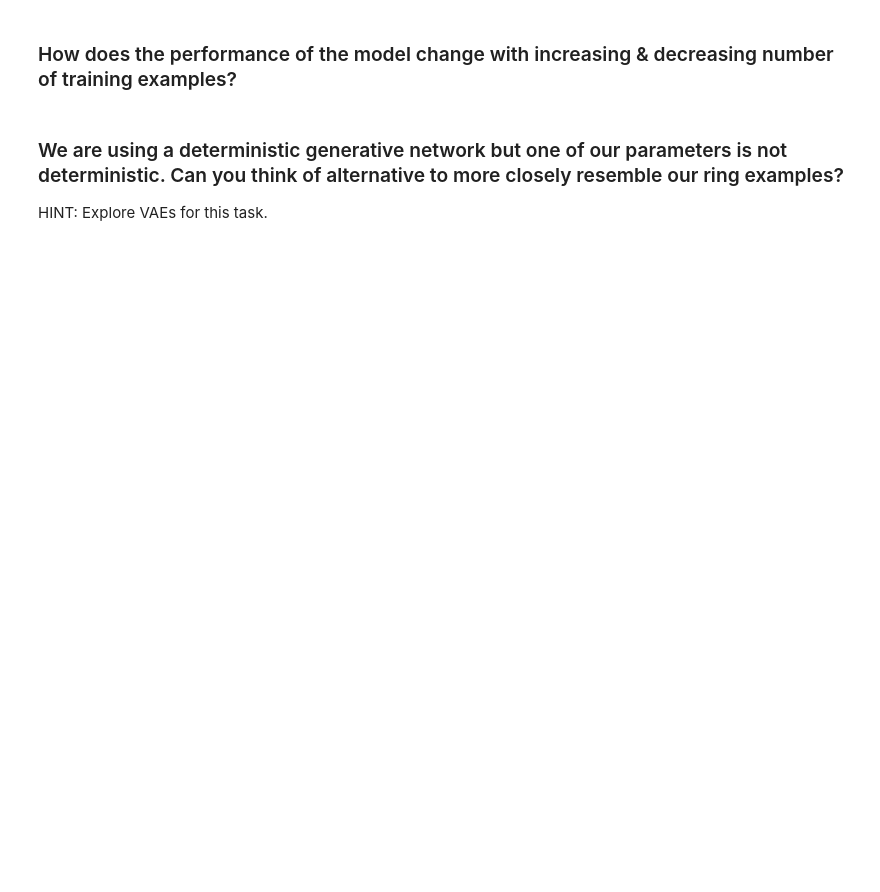
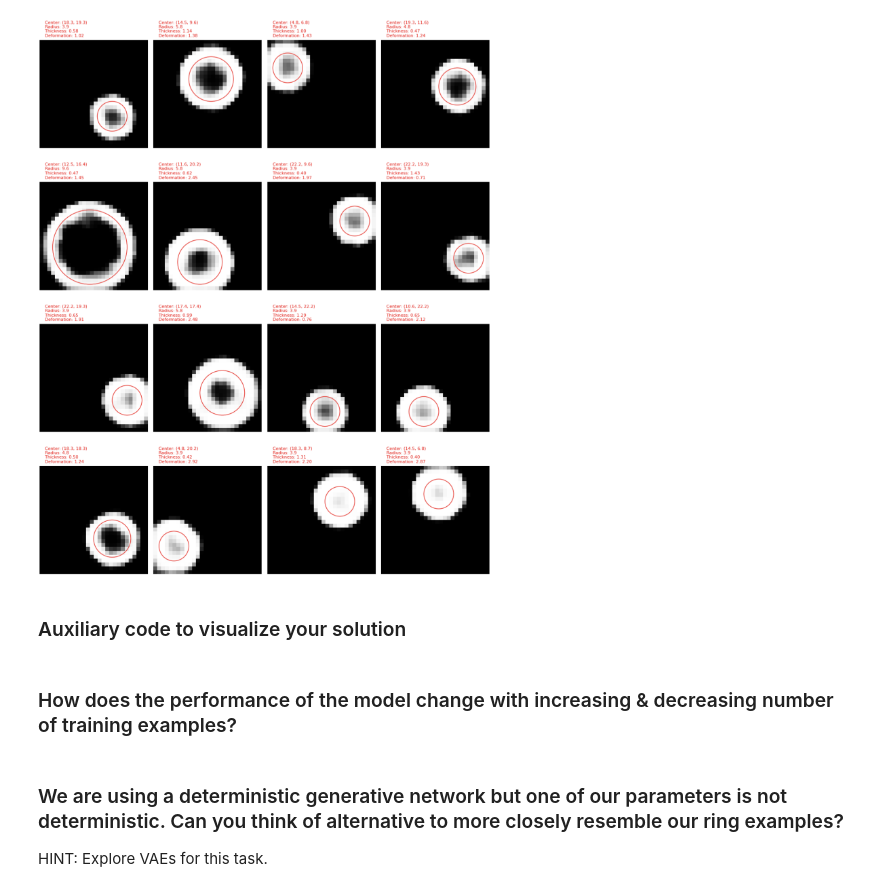
Before and after one commit to cesarjesusvalls/A3NetRingImg, a Jupyter notebook: RingGenerator.ipynb, the cells around one changed output. Cells and saved outputs as stored; diff of their text form; code cells hidden in the pictures; blank space fills up the shorter version.

```diff
--- a/RingGenerator.ipynb
+++ b/RingGenerator.ipynb
@@ -200,0 +171,6 @@ plot_generated_rings(trained_generator, test_labels, num_samples=10)
+# %%
+displayImage("tutorial_images/GeneratedRings.png", width=1140)
+# %% [output]
+[figure, added]
+# %% [markdown]
+### Auxiliary code to visualize your solution
```
Also changed, not shown: parts of 14 cells of this notebook, 9 other files.
